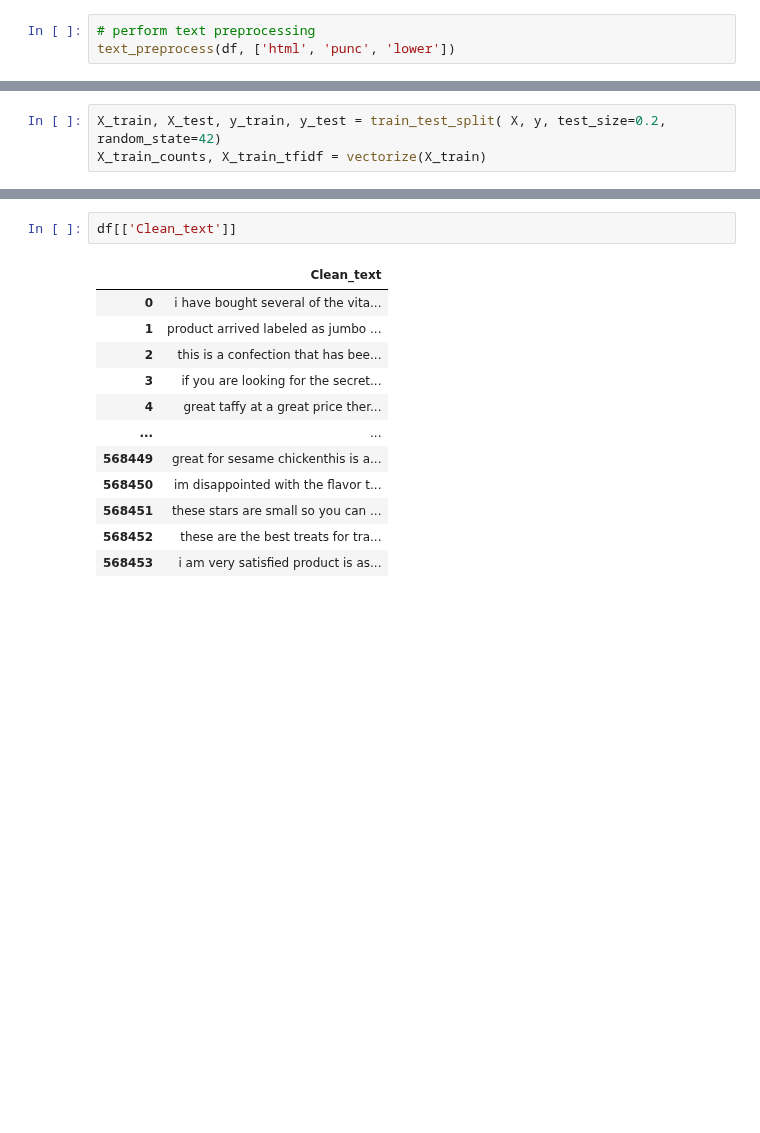
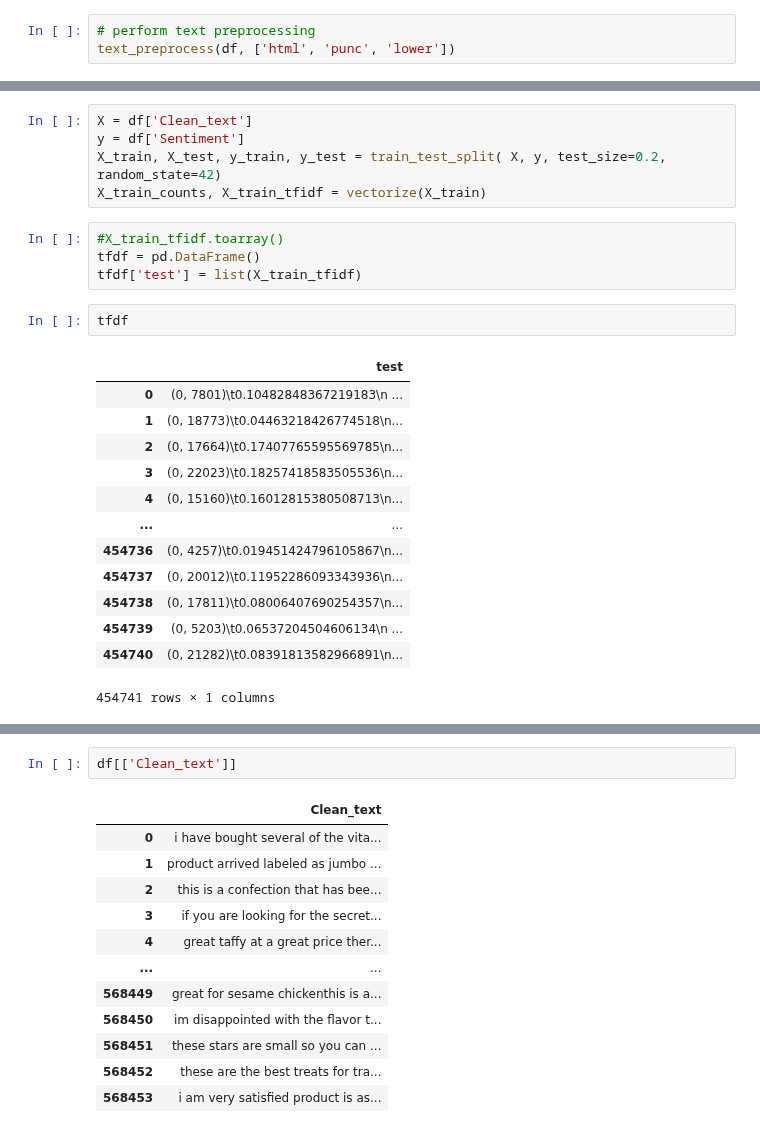
Before and after one commit to COGS118A/Group027-Sp22, a Jupyter notebook: models/OrdinalRegession.ipynb, the cells around one changed output, grey strips where cells are left out. Drawn from its saved outputs; the diff is of its cells as text; blank space fills up the shorter version.

```diff
--- a/models/OrdinalRegession.ipynb
+++ b/models/OrdinalRegession.ipynb
@@ -40,3 +70,25 @@ y = y.astype(cat_type)
 # %%
+X = df['Clean_text']
+y = df['Sentiment']
 X_train, X_test, y_train, y_test = train_test_split( X, y, test_size=0.2, random_state=42)
 X_train_counts, X_train_tfidf = vectorize(X_train)
+# %%
+#X_train_tfidf.toarray()
+tfdf = pd.DataFrame()
+tfdf['test'] = list(X_train_tfidf)
+# %%
+tfdf
+# %% [output]
+|  | test |
+| 0 | (0, 7801)\t0.10482848367219183\n ... |
+| 1 | (0, 18773)\t0.04463218426774518\n... |
+| 2 | (0, 17664)\t0.17407765595569785\n... |
+| 3 | (0, 22023)\t0.18257418583505536\n... |
+| 4 | (0, 15160)\t0.16012815380508713\n... |
+| ... | ... |
+| 454736 | (0, 4257)\t0.019451424796105867\n... |
+| 454737 | (0, 20012)\t0.11952286093343936\n... |
+| 454738 | (0, 17811)\t0.08006407690254357\n... |
+| 454739 | (0, 5203)\t0.06537204504606134\n ... |
+| 454740 | (0, 21282)\t0.08391813582966891\n... |
+454741 rows × 1 columns
```
Also changed, not shown: parts of 12 cells of this notebook.
